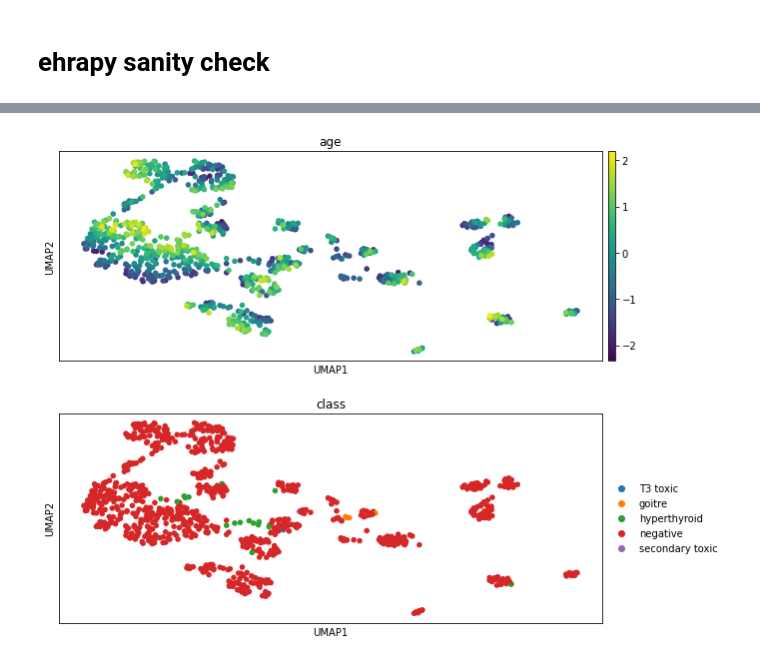
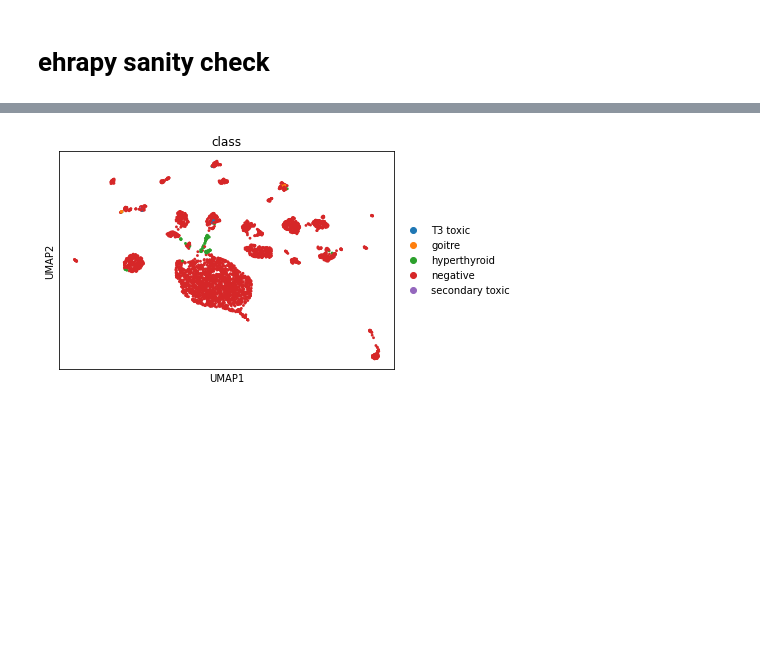
Before and after one commit to theislab/ehrapy-datasets, a Jupyter notebook: thyroid/thyroid.ipynb, the cells around one changed output, grey strips where cells are left out. Drawn from its saved outputs; the diff is of its cells as text; code cells hidden in the pictures; blank space fills up the shorter version.

Commit message:
combine all dataset files into one

```diff
--- a/thyroid/thyroid.ipynb
+++ b/thyroid/thyroid.ipynb
@@ -722,4 +806,5 @@ data_sick.to_csv("thyroid_sick_test_prepared.csv")
 # %%
-adata = ep.io.read("thyroid_allhyper_test_prepared.csv",
+adata = ep.io.read(os.path.join(base_directory, "thyroid.csv"),
                    extension="csv",
-                   index_column="patient_id")
+                   index_column="patient_id",
+                   columns_obs_only=column_obs_only)
@@ -756,4 +810,0 @@ Variable names for AnnData object with 972 obs and 29 vars
-# %%
-adata = ep.pp.encode(
-    adata, encodings={"one_hot_encoding": ["referral source", "class"]}
-)
@@ -763,0 +818,6 @@ adata = ep.pp.encode(
+# %%
+adata_allhyper = adata[adata.obs['dataset_name'] == 'allhyper'].copy()
+# %%
+adata_allhyper = ep.pp.encode(
+    adata_allhyper, encodings={"one_hot_encoding": ["class"]}
+)
@@ -781,4 +846,4 @@ Intel(R) Extension for Scikit-learn* enabled (https://github.com/intel/scikit-le
 # %%
-ep.pl.umap(adata, color=["age", "class"], ncols=1, wspace=0.75)
+ep.pl.umap(adata_allhyper, color=["class"], ncols=1, wspace=0.75)
 # %% [output]
-[figure, old version]
+[figure, new version]
```
Also changed, not shown: parts of 49 cells of this notebook.
